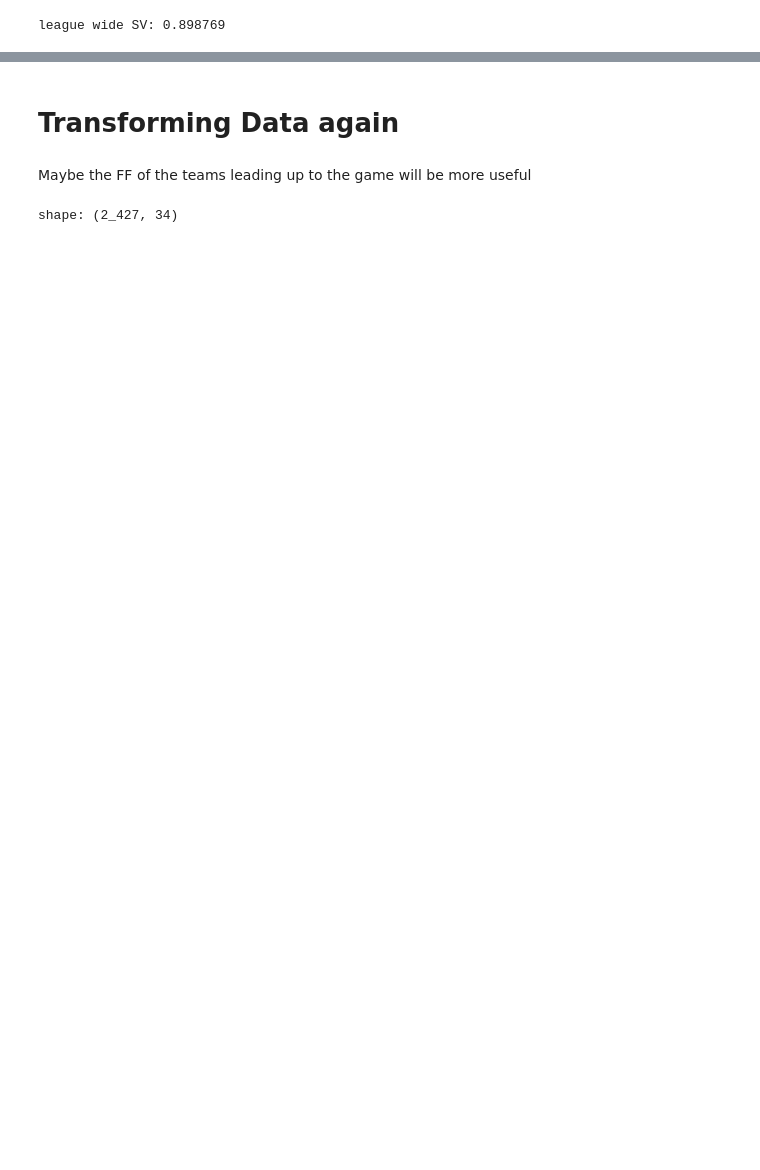
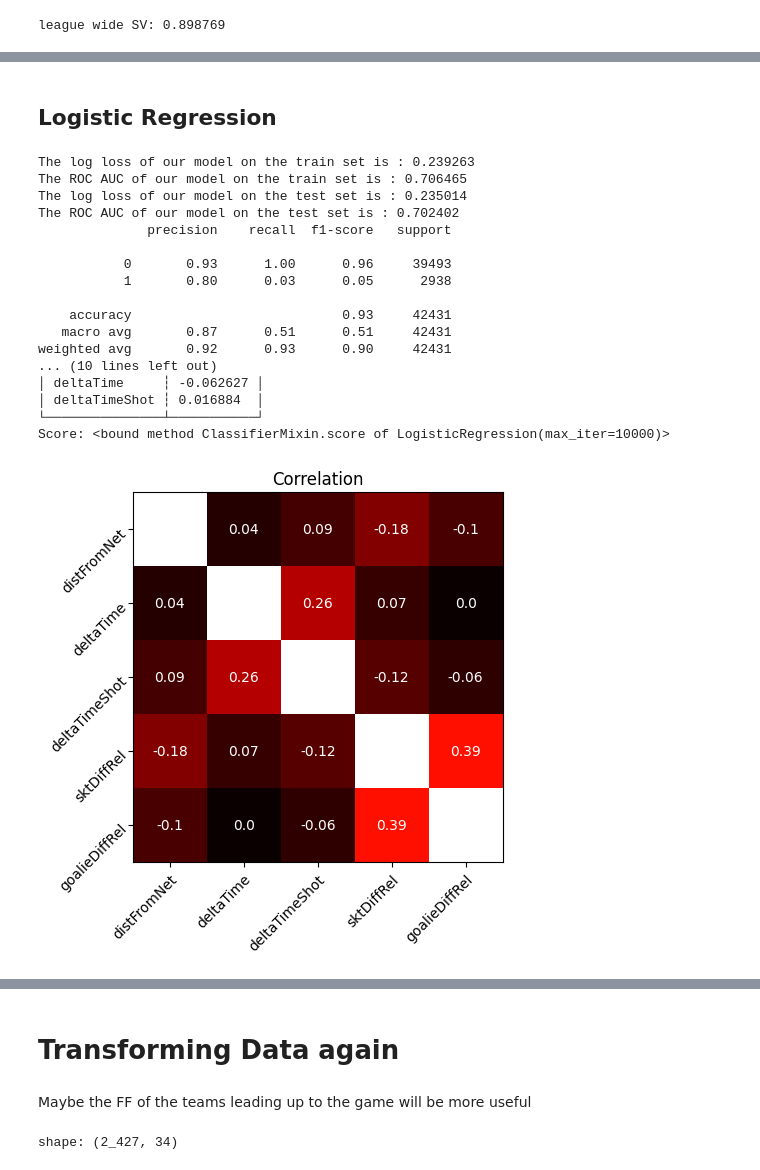
Before and after one commit to trxe/nhl_data_demo, a Jupyter notebook: xgoals.ipynb, the cells around one changed output, grey strips where cells are left out. Drawn from its saved outputs; the diff is of its cells as text; code cells hidden in the pictures; blank space fills up the shorter version.

```diff
--- a/xgoals.ipynb
+++ b/xgoals.ipynb
@@ -752,3 +783,0 @@ dimensions:  6
-# %%
-model, predictions = get_model(attributes=['distFromNet', 'deltaTime', 'angDeg', 'sktDiffRel', 'goalieDiffRel'], outcome='goal')
-eval_outcome(predictions, expected_label='prediction', actual_label='goal')
@@ -788,8 +783,0 @@ shape: (8, 2)
-# %%
-model, predictions = get_model(attributes=[
-    'distFromNet', 'deltaTime',
-    # 'sktDiffRel',
-    'goalieDiffRel',
-    # 'rush'
-], outcome='goal')
-eval_outcome(predictions, expected_label='prediction', actual_label='goal')
@@ -800,0 +809,2 @@ array([[55075,  3020],
+# %% [markdown]
+## Logistic Regression
@@ -800,0 +813,46 @@ array([[55075,  3020],
+# %%
+def get_logreg_model(X_train: Iterable, y_train: Iterable, max_iter=10000):
+    scaler = StandardScaler()
+    clf1 = LogisticRegression(max_iter=max_iter)
+    model = clf1.fit(scaler.fit_transform(X_train), y_train.ravel())
+    return model
+
+def eval_logreg_model(X_train: pl.DataFrame, X_test: pl.DataFrame, y_train: Iterable, y_test: Iterable, model: BaseEstimator):
+    eval_model(X_train, X_test, y_train, y_test, model)
+    scaler = StandardScaler()
+    class_report = metrics.classification_report(
+        y_pred=model.predict(scaler.fit_transform(X_test)),
+        y_true=y_test
+    )
+    print(class_report)
+    print(pl.DataFrame({
+        'attr': X_train.columns,
+        'coef': model.coef_[0],
+        'abscoef': np.abs(model.coef_[0])
+    }).sort('abscoef', descending=True).select('attr', 'coef'))
+    print(f"Score: {model.score}")
+# %%
+X_train, X_test, y_train, y_test = test_train(attributes=['distFromNet', 'deltaTime', 'deltaTimeShot', 'sktDiffRel', 'goalieDiffRel'], outcome='goal')
+xcorr = X_test.corr()
+draw_heatmap(xcorr.to_numpy(), xcorr.columns, xcorr.columns, "Correlation")
+model = get_logreg_model(X_train, y_train)
+eval_logreg_model(X_train, X_test, y_train, y_test, model)
+# %% [output]
+The log loss of our model on the train set is : 0.239263
+The ROC AUC of our model on the train set is : 0.706465
+The log loss of our model on the test set is : 0.235014
+The ROC AUC of our model on the test set is : 0.702402
+              precision    recall  f1-score   support
+
+           0       0.93      1.00      0.96     39493
+           1       0.80      0.03      0.05      2938
+
+    accuracy                           0.93     42431
+   macro avg       0.87      0.51      0.51     42431
+weighted avg       0.92      0.93      0.90     42431
+... (10 lines left out)
+│ deltaTime     ┆ -0.062627 │
+│ deltaTimeShot ┆ 0.016884  │
+└───────────────┴───────────┘
+Score: <bound method ClassifierMixin.score of LogisticRegression(max_iter=10000)>
+[figure, added]
```
Also changed, not shown: parts of 26 cells of this notebook.
